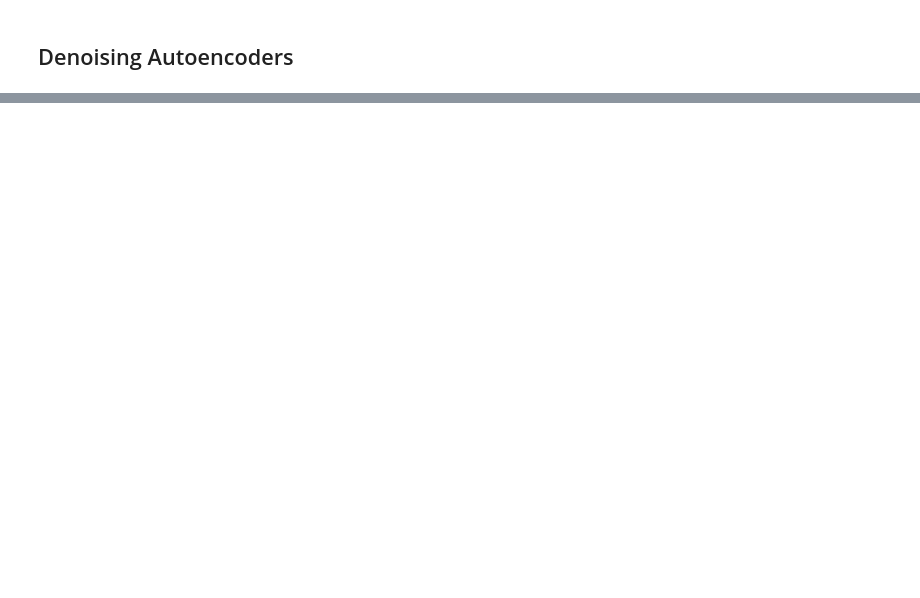
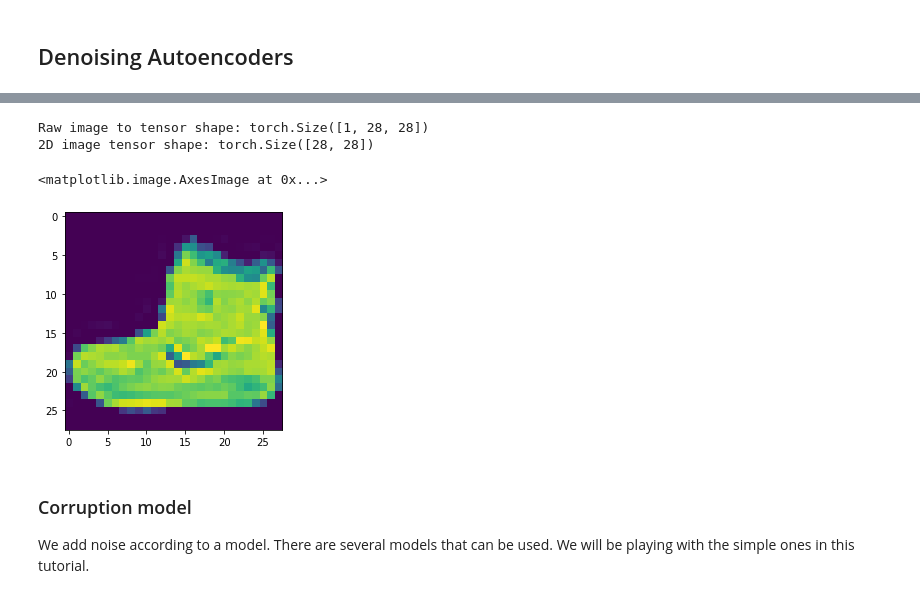
Before and after one commit to pg2455/ml_resources, a Jupyter notebook: noise-reduction/practical/noise-reduction-practical-solution.ipynb, the cells around one changed output, grey strips where cells are left out. Drawn from its saved outputs; the diff is of its cells as text; code cells hidden in the pictures; blank space fills up the shorter version.

Commit message:
add noise-reduction practical solution

```diff
--- a/noise-reduction/practical/noise-reduction-practical-solution.ipynb
+++ b/noise-reduction/practical/noise-reduction-practical-solution.ipynb
@@ -70,0 +44,3 @@ TypeError: int() argument must be a string, a bytes-like object or a number, not
+# %%
+# load data
+data = torchvision.datasets.FashionMNIST(root="./data/", train=True) # only load training data
@@ -70,0 +71,15 @@ TypeError: int() argument must be a string, a bytes-like object or a number, not
+# %%
+img = transforms.ToTensor()(data[0][0])
+print(f"Raw image to tensor shape: {img.shape}")
+
+# To plot this, we need a 2D array, so we use squeeze_(0) to remove first dimension
+img = img.squeeze_(0)
+print(f"2D image tensor shape: {img.shape}")
+
+# how to display the image
+plt.imshow(img)
+# %% [output]
+Raw image to tensor shape: torch.Size([1, 28, 28])
+2D image tensor shape: torch.Size([28, 28])
+<matplotlib.image.AxesImage at 0x...>
+[figure, added]
@@ -70,0 +88,4 @@ TypeError: int() argument must be a string, a bytes-like object or a number, not
+# %% [markdown]
+### Corruption model
+
+We add noise according to a model. There are several models that can be used. We will be playing with the simple ones in this tutorial.
```
Also changed, not shown: parts of 45 cells of this notebook.
